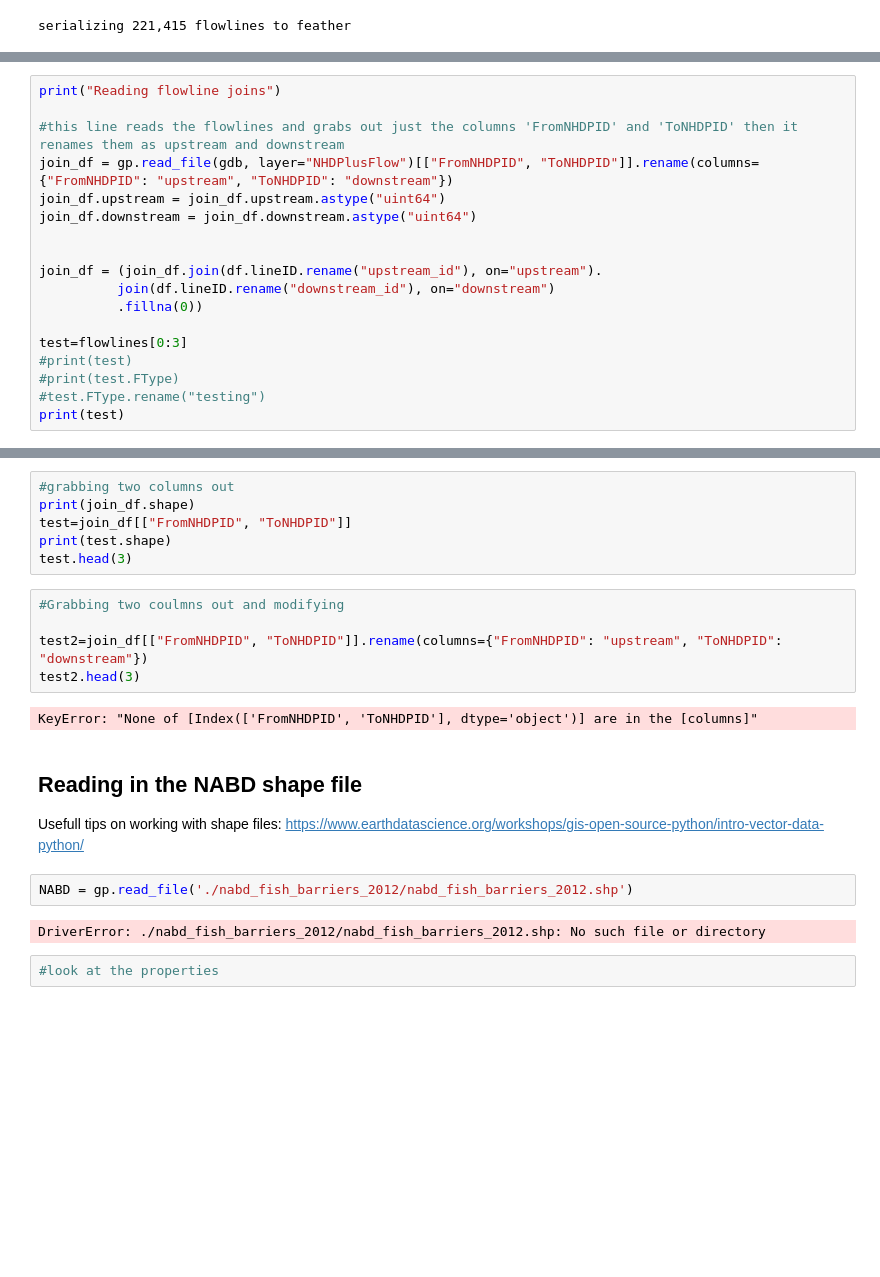
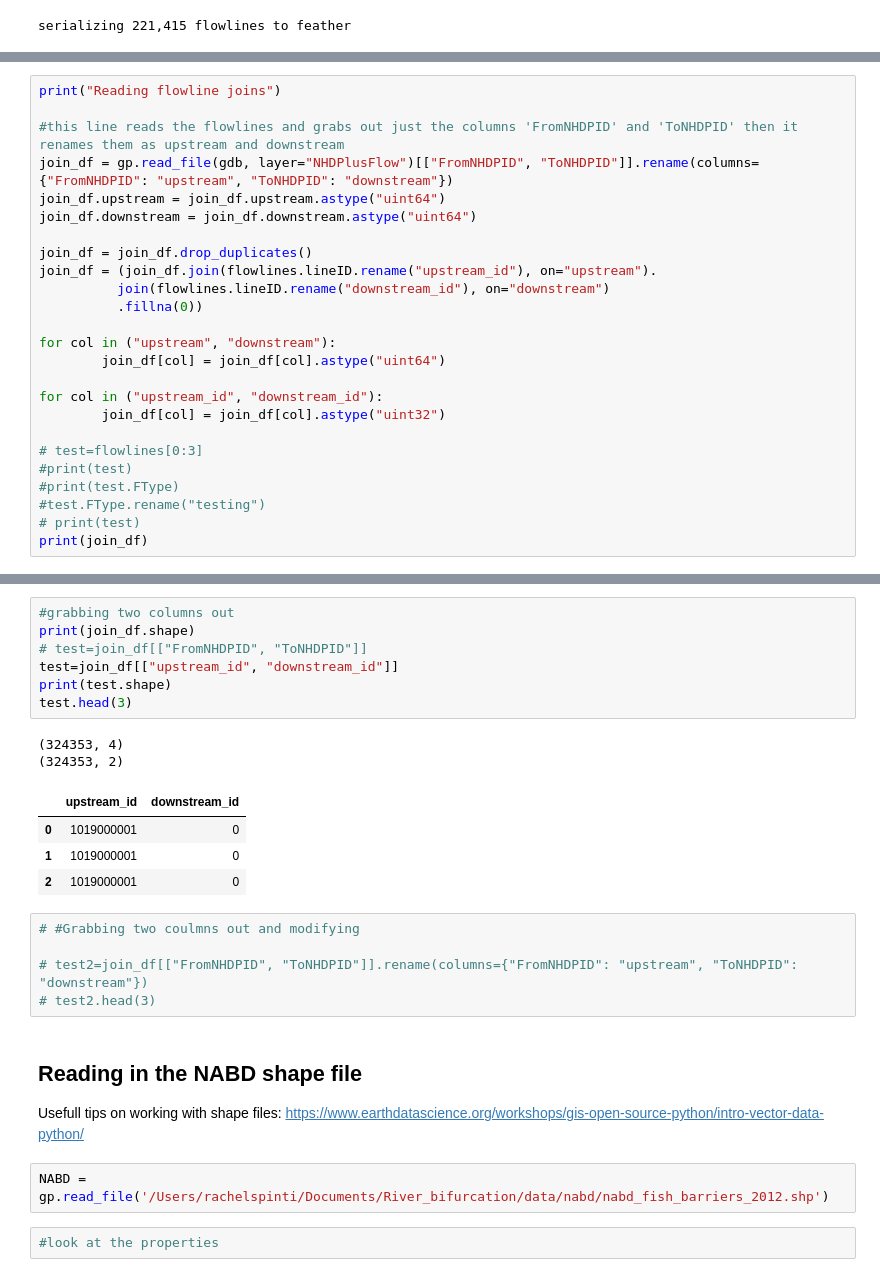
Before and after one commit to rspinti/River_bifurcation, a Jupyter notebook: Rachel_Workflow.ipynb, the cells around one changed output, grey strips where cells are left out. Saved outputs shown, nothing was run; the diff lists cells and outputs as text; blank space fills up the shorter version.

```diff
--- a/Rachel_Workflow.ipynb
+++ b/Rachel_Workflow.ipynb
@@ -211,15 +248,22 @@ join_df = gp.read_file(gdb, layer="NHDPlusFlow")[["FromNHDPID", "ToNHDPID"]].ren
 join_df.upstream = join_df.upstream.astype("uint64")
 join_df.downstream = join_df.downstream.astype("uint64")
 
-
-join_df = (join_df.join(df.lineID.rename("upstream_id"), on="upstream").
-          join(df.lineID.rename("downstream_id"), on="downstream")
+join_df = join_df.drop_duplicates()
+join_df = (join_df.join(flowlines.lineID.rename("upstream_id"), on="upstream").
+          join(flowlines.lineID.rename("downstream_id"), on="downstream")
           .fillna(0))
 
-test=flowlines[0:3]
+for col in ("upstream", "downstream"):
+        join_df[col] = join_df[col].astype("uint64")
+
+for col in ("upstream_id", "downstream_id"):
+        join_df[col] = join_df[col].astype("uint32")
+
+# test=flowlines[0:3]
 #print(test)
 #print(test.FType)
 #test.FType.rename("testing")
-print(test)
+# print(test)
+print(join_df)
 # %% [output]
 Reading flowline joins
@@ -227,23 +302,27 @@ NameError: name 'df' is not defined
 # %%
 #grabbing two columns out
 print(join_df.shape)
-test=join_df[["FromNHDPID", "ToNHDPID"]]
+# test=join_df[["FromNHDPID", "ToNHDPID"]]
+test=join_df[["upstream_id", "downstream_id"]]
 print(test.shape)
 test.head(3)
+# %% [output]
+(324353, 4)
+(324353, 2)
+|  | upstream_id | downstream_id |
+| 0 | 1019000001 | 0 |
+| 1 | 1019000001 | 0 |
+| 2 | 1019000001 | 0 |
 # %%
-#Grabbing two coulmns out and modifying
+# #Grabbing two coulmns out and modifying
 
-test2=join_df[["FromNHDPID", "ToNHDPID"]].rename(columns={"FromNHDPID": "upstream", "ToNHDPID": "downstream"})
-test2.head(3)
+# test2=join_df[["FromNHDPID", "ToNHDPID"]].rename(columns={"FromNHDPID": "upstream", "ToNHDPID": "downstream"})
+# test2.head(3)
-# %% [output]
-KeyError: "None of [Index(['FromNHDPID', 'ToNHDPID'], dtype='object')] are in the [columns]"
 # %% [markdown]
 ## Reading in the NABD shape file
 Usefull tips on working with shape files: https://www.earthdatascience.org/workshops/gis-open-source-python/intro-vector-data-python/
 # %%
-NABD = gp.read_file('./nabd_fish_barriers_2012/nabd_fish_barriers_2012.shp')
+NABD = gp.read_file('/Users/rachelspinti/Documents/River_bifurcation/data/nabd/nabd_fish_barriers_2012.shp')
-# %% [output]
-DriverError: ./nabd_fish_barriers_2012/nabd_fish_barriers_2012.shp: No such file or directory
 # %%
 #look at the properties
 # %%
```
Also changed, not shown: parts of 19 cells of this notebook, 2 other files.
